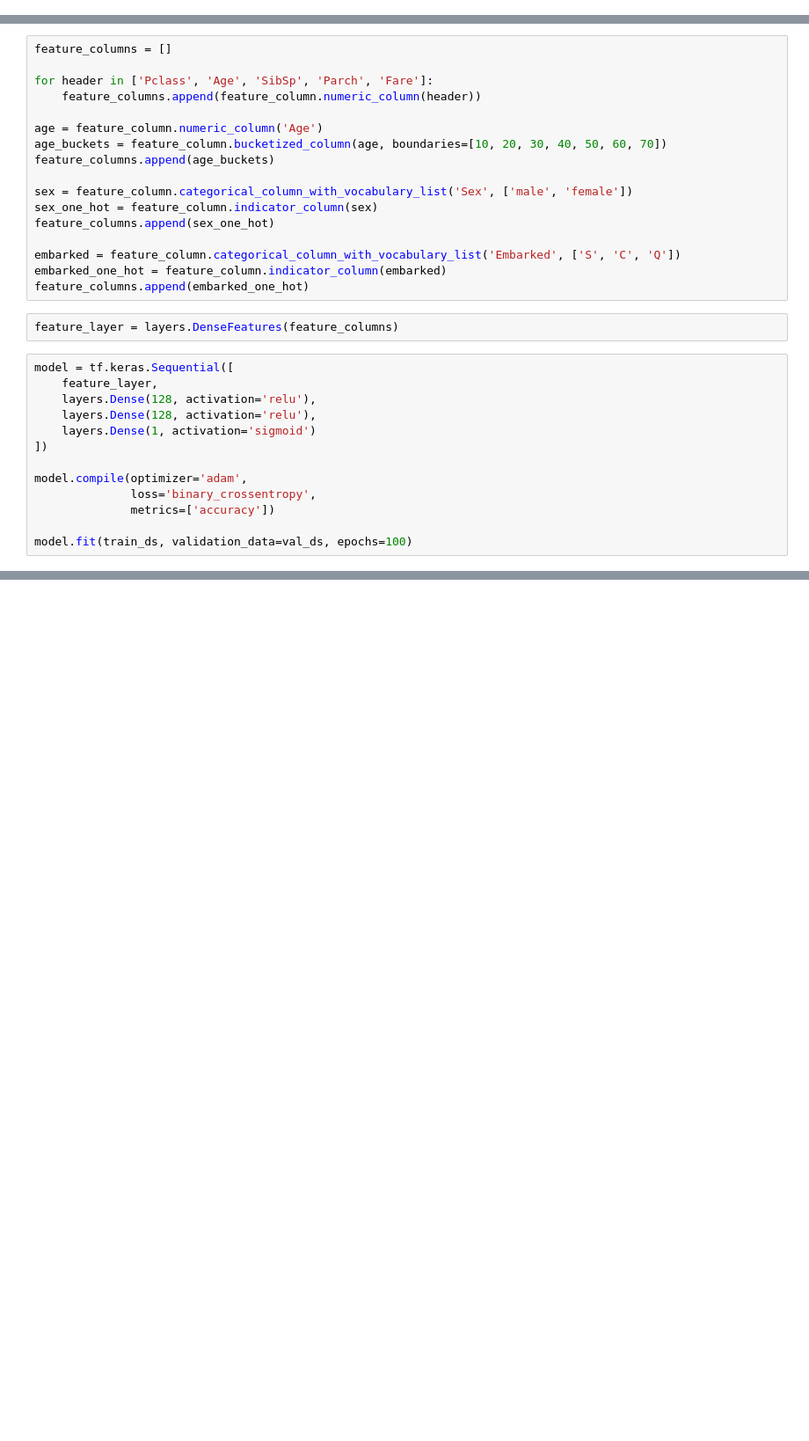
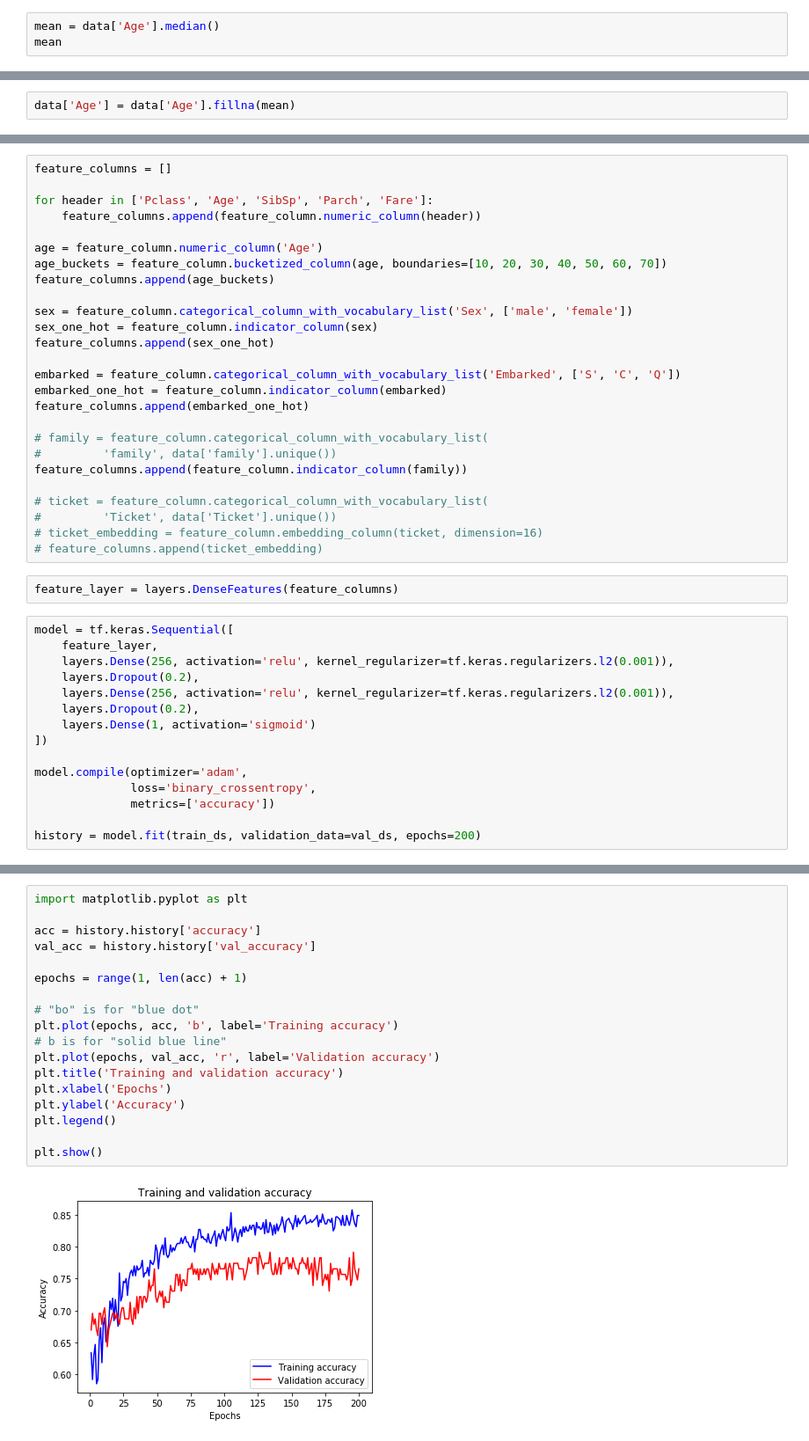
Before and after one commit to longyg/ml-project, a Jupyter notebook: titanic/tf2-titanic.ipynb, the cells around one changed output, grey strips where cells are left out. Shown: that part at 88% size. Cells and saved outputs as stored; diff of their text form; blank space fills up the shorter version.

```diff
--- a/titanic/tf2-titanic.ipynb
+++ b/titanic/tf2-titanic.ipynb
@@ -139,0 +59,3 @@ data.head()
+# %%
+mean = data['Age'].median()
+mean
@@ -139,0 +68,2 @@ data.head()
+# %%
+data['Age'] = data['Age'].fillna(mean)
@@ -178,13 +112,24 @@ feature_columns.append(sex_one_hot)
 embarked = feature_column.categorical_column_with_vocabulary_list('Embarked', ['S', 'C', 'Q'])
 embarked_one_hot = feature_column.indicator_column(embarked)
 feature_columns.append(embarked_one_hot)
+
+# family = feature_column.categorical_column_with_vocabulary_list(
+#         'family', data['family'].unique())
+feature_columns.append(feature_column.indicator_column(family))
+
+# ticket = feature_column.categorical_column_with_vocabulary_list(
+#         'Ticket', data['Ticket'].unique())
+# ticket_embedding = feature_column.embedding_column(ticket, dimension=16)
+# feature_columns.append(ticket_embedding)
 # %%
 feature_layer = layers.DenseFeatures(feature_columns)
 # %%
 model = tf.keras.Sequential([
     feature_layer,
-    layers.Dense(128, activation='relu'),
-    layers.Dense(128, activation='relu'),
+    layers.Dense(256, activation='relu', kernel_regularizer=tf.keras.regularizers.l2(0.001)),
+    layers.Dropout(0.2),
+    layers.Dense(256, activation='relu', kernel_regularizer=tf.keras.regularizers.l2(0.001)),
+    layers.Dropout(0.2),
     layers.Dense(1, activation='sigmoid')
 ])
 
@@ -192,5 +137,5 @@ model.compile(optimizer='adam',
               loss='binary_crossentropy',
               metrics=['accuracy'])
 
-model.fit(train_ds, validation_data=val_ds, epochs=100)
+history = model.fit(train_ds, validation_data=val_ds, epochs=200)
 # %% [output]
@@ -214,0 +159,20 @@ Epoch 100/100
+# %%
+import matplotlib.pyplot as plt
+
+acc = history.history['accuracy']
+val_acc = history.history['val_accuracy']
+
+epochs = range(1, len(acc) + 1)
+
+# "bo" is for "blue dot"
+plt.plot(epochs, acc, 'b', label='Training accuracy')
+# b is for "solid blue line"
+plt.plot(epochs, val_acc, 'r', label='Validation accuracy')
+plt.title('Training and validation accuracy')
+plt.xlabel('Epochs')
+plt.ylabel('Accuracy')
+plt.legend()
+
+plt.show()
+# %% [output]
+[figure, added]
```
Also changed, not shown: parts of 20 cells of this notebook.
